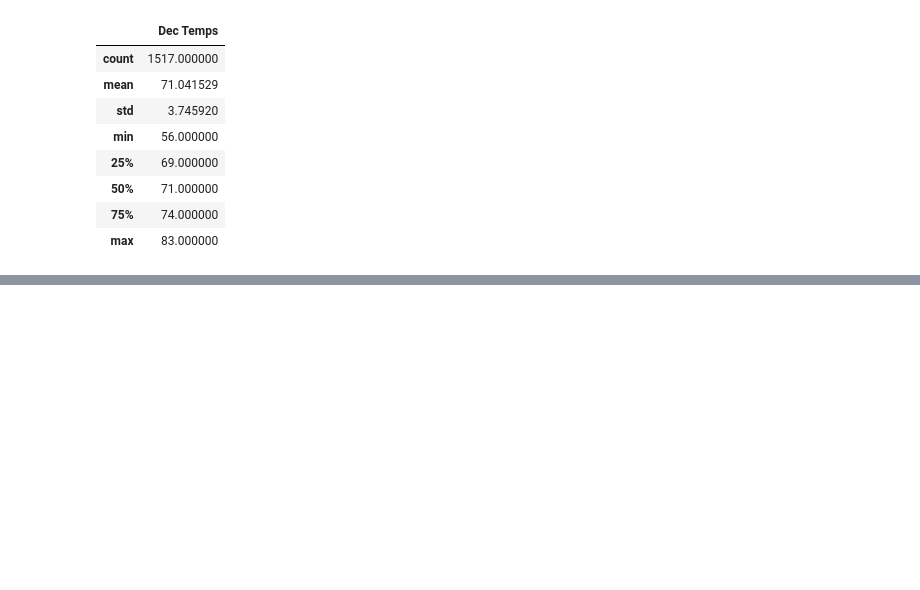
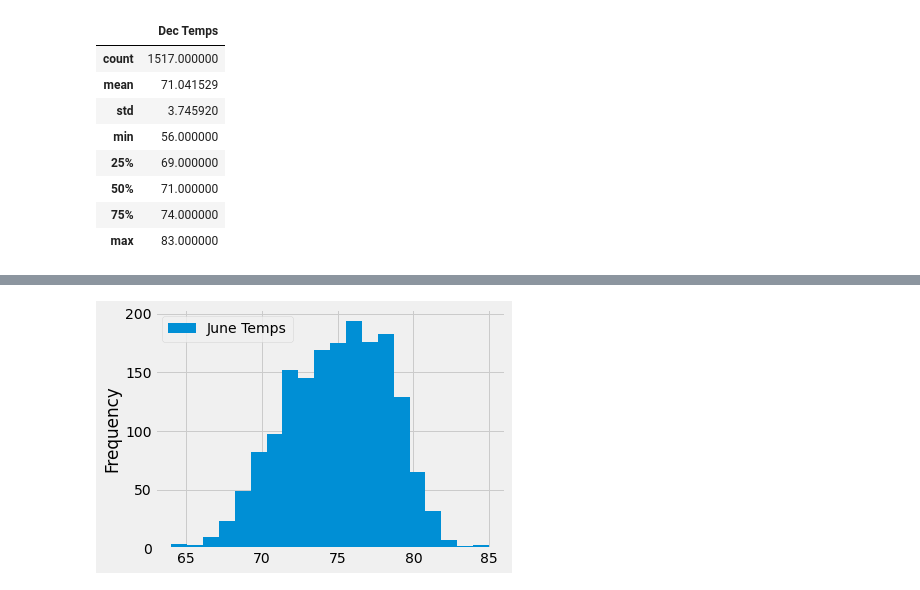
Before and after one commit to AMH-4/Surfs-Up, a Jupyter notebook: SurfsUp_Challenge.ipynb, the cells around one changed output, grey strips where cells are left out. Drawn from its saved outputs; the diff is of its cells as text; code cells hidden in the pictures; blank space fills up the shorter version.

```diff
--- a/SurfsUp_Challenge.ipynb
+++ b/SurfsUp_Challenge.ipynb
@@ -172,0 +189,6 @@ max      83.000000
+# %%
+# Plot June results to visualize summary statistics
+june_df.plot.hist(bins=20)
+plt.tight_layout()
+# %% [output]
+[figure, added]
```
Also changed, not shown: parts of 9 cells of this notebook.
